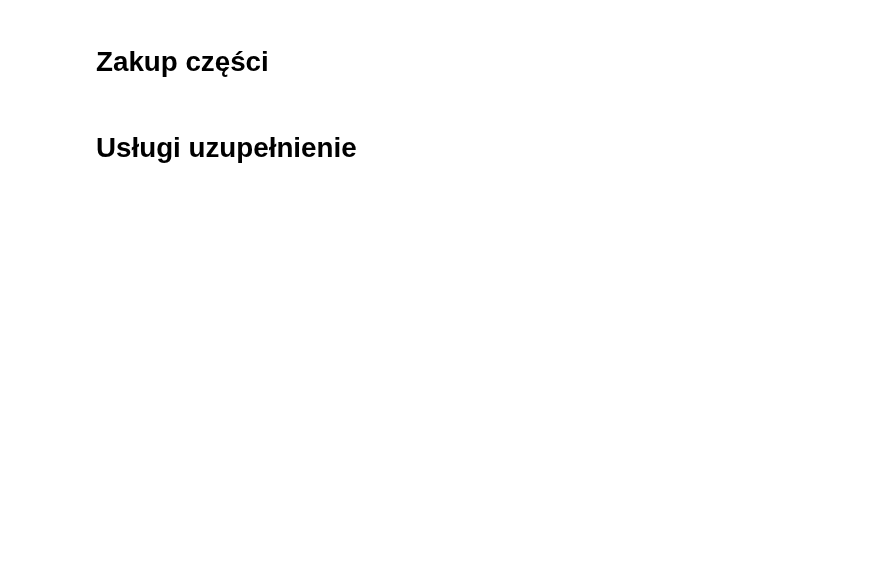
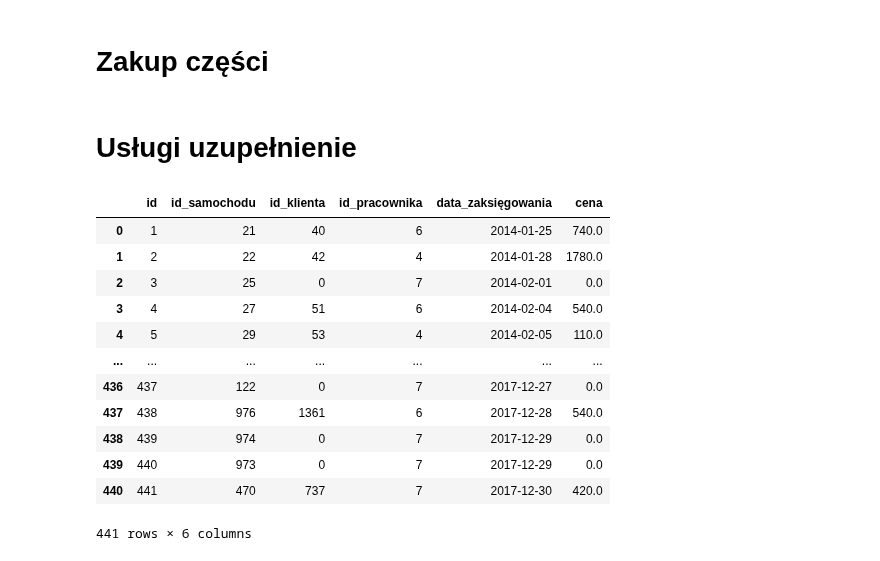
Before and after one commit to knaimadd/BazyDanychKuby, a Jupyter notebook: wypełnianie/tables_fill.ipynb, the cells around one changed output. Cells and saved outputs as stored; diff of their text form; code cells hidden in the pictures; blank space fills up the shorter version.

Commit message:
poprawka cen usługi, usunięcie cen dla id klienta 0

```diff
--- a/wypełnianie/tables_fill.ipynb
+++ b/wypełnianie/tables_fill.ipynb
@@ -730,6 +729,11 @@ used_parts_df['ilość'] = pd.to_numeric(used_parts_df['ilość'])
 ids = np.arange(len(used_parts_df))+1
 used_parts_df['id'] = ids
 used_parts_df['cena'] = pd.to_numeric(used_parts_df['cena'])
+
+for i in range(len(used_parts_df)):
+    used_parts_df.loc()[i, 'cena'] *= rng.uniform(0.9, 1.1)
+    used_parts_df.loc()[i, 'cena'] = np.round(used_parts_df.loc()[i, 'cena'], 0)
+
 used_parts_df = used_parts_df[['id', 'id_usługi', 'id_części', 'ilość', 'cena']]
 # %%
 used_parts_df
@@ -788,6 +792,26 @@ for i in range(len(parts)):
     service_index = int(row['id_usługi'])
     service_prices[service_index-1] += float(row['cena']) * int(row['ilość'])
 
-df_services['cena'] = np.round(service_prices*rng.uniform(1.25, 1.7), -1).astype(int)
+for i in range(len(df_services)):
+    if df_services.loc()[i]['id_klienta'] == 0:
+        df_services.loc[i, 'cena'] = 0
+    else:
+        df_services.loc[i, 'cena'] = np.round(service_prices[i] * (rng.uniform(1.25, 1.7)), -1).astype(int)
+# %%
+df_services
+# %% [output]
+|  | id | id_samochodu | id_klienta | id_pracownika | data_zaksięgowania | cena |
+| 0 | 1 | 21 | 40 | 6 | 2014-01-25 | 740.0 |
+| 1 | 2 | 22 | 42 | 4 | 2014-01-28 | 1780.0 |
+| 2 | 3 | 25 | 0 | 7 | 2014-02-01 | 0.0 |
+| 3 | 4 | 27 | 51 | 6 | 2014-02-04 | 540.0 |
+| 4 | 5 | 29 | 53 | 4 | 2014-02-05 | 110.0 |
+| ... | ... | ... | ... | ... | ... | ... |
+| 436 | 437 | 122 | 0 | 7 | 2017-12-27 | 0.0 |
+| 437 | 438 | 976 | 1361 | 6 | 2017-12-28 | 540.0 |
+| 438 | 439 | 974 | 0 | 7 | 2017-12-29 | 0.0 |
+| 439 | 440 | 973 | 0 | 7 | 2017-12-29 | 0.0 |
+| 440 | 441 | 470 | 737 | 7 | 2017-12-30 | 420.0 |
+441 rows × 6 columns
 # %%
 df_services.to_csv("outputs/usługi.csv", index=False)
```
Also changed, not shown: parts of 14 cells of this notebook, 8 other files.
